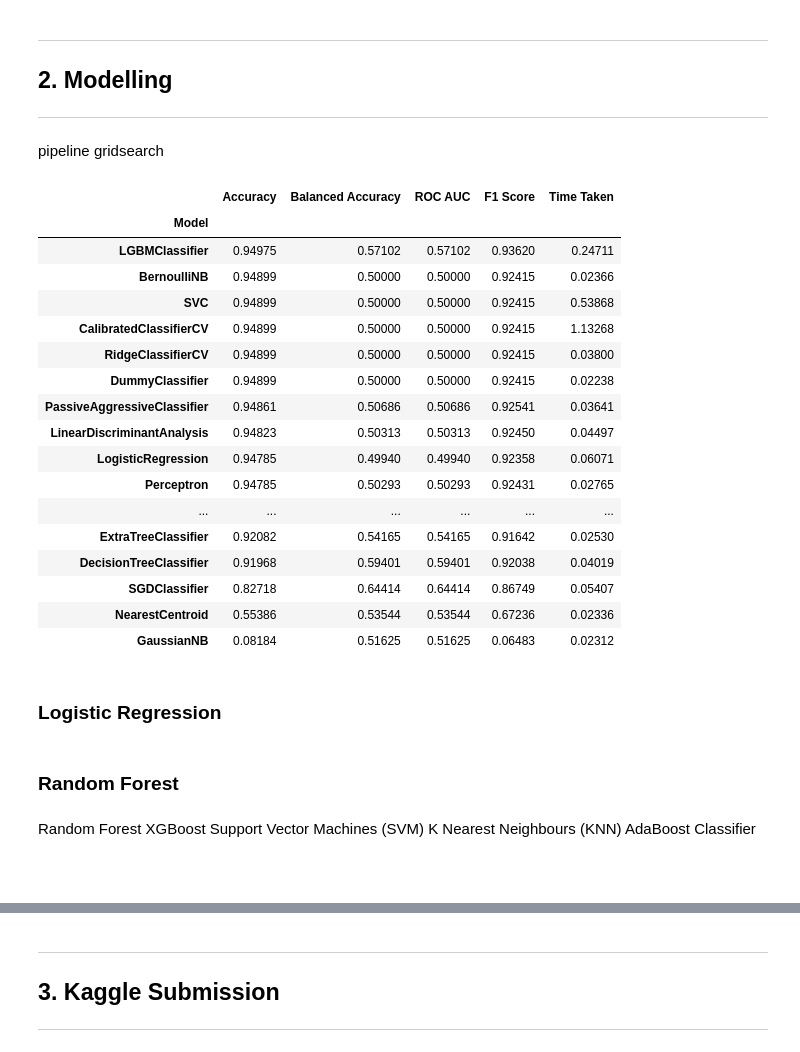
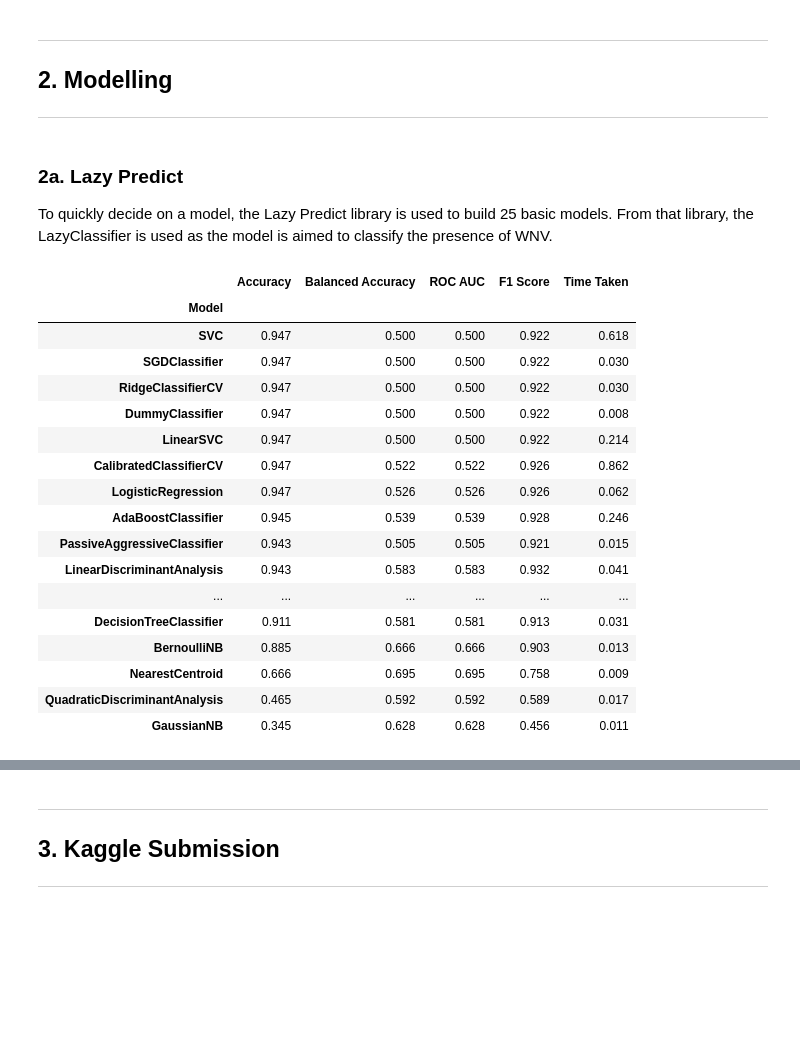
Before and after one commit to mfarhanrais/SG-DSI-39, a Jupyter notebook: project_4a/code/part_3.ipynb, the cells around one changed output, grey strips where cells are left out. Drawn from its saved outputs; the diff is of its cells as text; code cells hidden in the pictures; blank space fills up the shorter version.

```diff
--- a/project_4a/code/part_3.ipynb
+++ b/project_4a/code/part_3.ipynb
@@ -153,0 +130,4 @@ train_df.describe()
+# %%
+# Second drop
+drop_list2 = ['snowfall', 'depth']
+weather_df.drop(columns=drop_list2, inplace=True)
@@ -153,0 +136,4 @@ train_df.describe()
+# %%
+# Merge train_df and weather_df dataframes by 'date' column, without duplicated columns
+df = pd.merge(train_df, weather_df, on='date').drop_duplicates()
+df.shape
@@ -153,0 +142,4 @@ train_df.describe()
+# %%
+# Drop all columns with data type 'object'
+df = df.drop(columns=df.select_dtypes('object').columns)
+df.shape
@@ -154,5 +161,6 @@ train_df.describe()
 # %%
 # Assemble X and y features
-X = train_df.drop(columns=['wnvpresent'])
-y = train_df['wnvpresent']
+X = df.drop(columns=['wnvpresent'])
+y = df['wnvpresent']
+
 X_train, X_test, y_train, y_test = train_test_split(X, y, random_state=42)
@@ -181,32 +214,34 @@ for i, v in enumerate(y_counts):
 ---
 ## 2. Modelling
 ---
-# %% [markdown]
-pipeline
-gridsearch
+# %% [markdown]
+### 2a. Lazy Predict
+
+To quickly decide on a model, the Lazy Predict library is used to build 25 basic models.
+From that library, the LazyClassifier is used as the model is aimed to classify the presence of WNV.
 # %%
 clf = LazyClassifier(verbose=0,ignore_warnings=True, custom_metric=None)
 models,predictions = clf.fit(X_train, X_test, y_train, y_test)
 
-# Display dataframe values to 4 decimal figures
-pd.options.display.float_format = '{:.5f}'.format
+# Display dataframe values to 3 decimal figures
+pd.options.display.float_format = '{:.3f}'.format
 models.sort_values(by='Accuracy', ascending=False)
 # %% [output]
 |  | Accuracy | Balanced Accuracy | ROC AUC | F1 Score | Time Taken |
 | Model |  |  |  |  |  |
-| LGBMClassifier | 0.94975 | 0.57102 | 0.57102 | 0.93620 | 0.24711 |
-| BernoulliNB | 0.94899 | 0.50000 | 0.50000 | 0.92415 | 0.02366 |
-| SVC | 0.94899 | 0.50000 | 0.50000 | 0.92415 | 0.53868 |
-| CalibratedClassifierCV | 0.94899 | 0.50000 | 0.50000 | 0.92415 | 1.13268 |
-| RidgeClassifierCV | 0.94899 | 0.50000 | 0.50000 | 0.92415 | 0.03800 |
-| DummyClassifier | 0.94899 | 0.50000 | 0.50000 | 0.92415 | 0.02238 |
-| PassiveAggressiveClassifier | 0.94861 | 0.50686 | 0.50686 | 0.92541 | 0.03641 |
-| LinearDiscriminantAnalysis | 0.94823 | 0.50313 | 0.50313 | 0.92450 | 0.04497 |
-| LogisticRegression | 0.94785 | 0.49940 | 0.49940 | 0.92358 | 0.06071 |
-| Perceptron | 0.94785 | 0.50293 | 0.50293 | 0.92431 | 0.02765 |
+| SVC | 0.947 | 0.500 | 0.500 | 0.922 | 0.618 |
+| SGDClassifier | 0.947 | 0.500 | 0.500 | 0.922 | 0.030 |
+| RidgeClassifierCV | 0.947 | 0.500 | 0.500 | 0.922 | 0.030 |
+| DummyClassifier | 0.947 | 0.500 | 0.500 | 0.922 | 0.008 |
+| LinearSVC | 0.947 | 0.500 | 0.500 | 0.922 | 0.214 |
+| CalibratedClassifierCV | 0.947 | 0.522 | 0.522 | 0.926 | 0.862 |
+| LogisticRegression | 0.947 | 0.526 | 0.526 | 0.926 | 0.062 |
+| AdaBoostClassifier | 0.945 | 0.539 | 0.539 | 0.928 | 0.246 |
+| PassiveAggressiveClassifier | 0.943 | 0.505 | 0.505 | 0.921 | 0.015 |
+| LinearDiscriminantAnalysis | 0.943 | 0.583 | 0.583 | 0.932 | 0.041 |
 | ... | ... | ... | ... | ... | ... |
-| ExtraTreeClassifier | 0.92082 | 0.54165 | 0.54165 | 0.91642 | 0.02530 |
-| DecisionTreeClassifier | 0.91968 | 0.59401 | 0.59401 | 0.92038 | 0.04019 |
-| SGDClassifier | 0.82718 | 0.64414 | 0.64414 | 0.86749 | 0.05407 |
-| NearestCentroid | 0.55386 | 0.53544 | 0.53544 | 0.67236 | 0.02336 |
-| GaussianNB | 0.08184 | 0.51625 | 0.51625 | 0.06483 | 0.02312 |
+| DecisionTreeClassifier | 0.911 | 0.581 | 0.581 | 0.913 | 0.031 |
+| BernoulliNB | 0.885 | 0.666 | 0.666 | 0.903 | 0.013 |
+| NearestCentroid | 0.666 | 0.695 | 0.695 | 0.758 | 0.009 |
+| QuadraticDiscriminantAnalysis | 0.465 | 0.592 | 0.592 | 0.589 | 0.017 |
+| GaussianNB | 0.345 | 0.628 | 0.628 | 0.456 | 0.011 |
@@ -218,12 +247,0 @@ print(models)
-# %% [markdown]
-### Logistic Regression
-# %% [markdown]
-### Random Forest
-# %% [markdown]
-Random Forest
-XGBoost
-Support Vector Machines (SVM)
-K Nearest Neighbours (KNN)
-AdaBoost Classifier
-# %% [markdown]
-###
```
Also changed, not shown: parts of 56 cells of this notebook, 17 other files.
